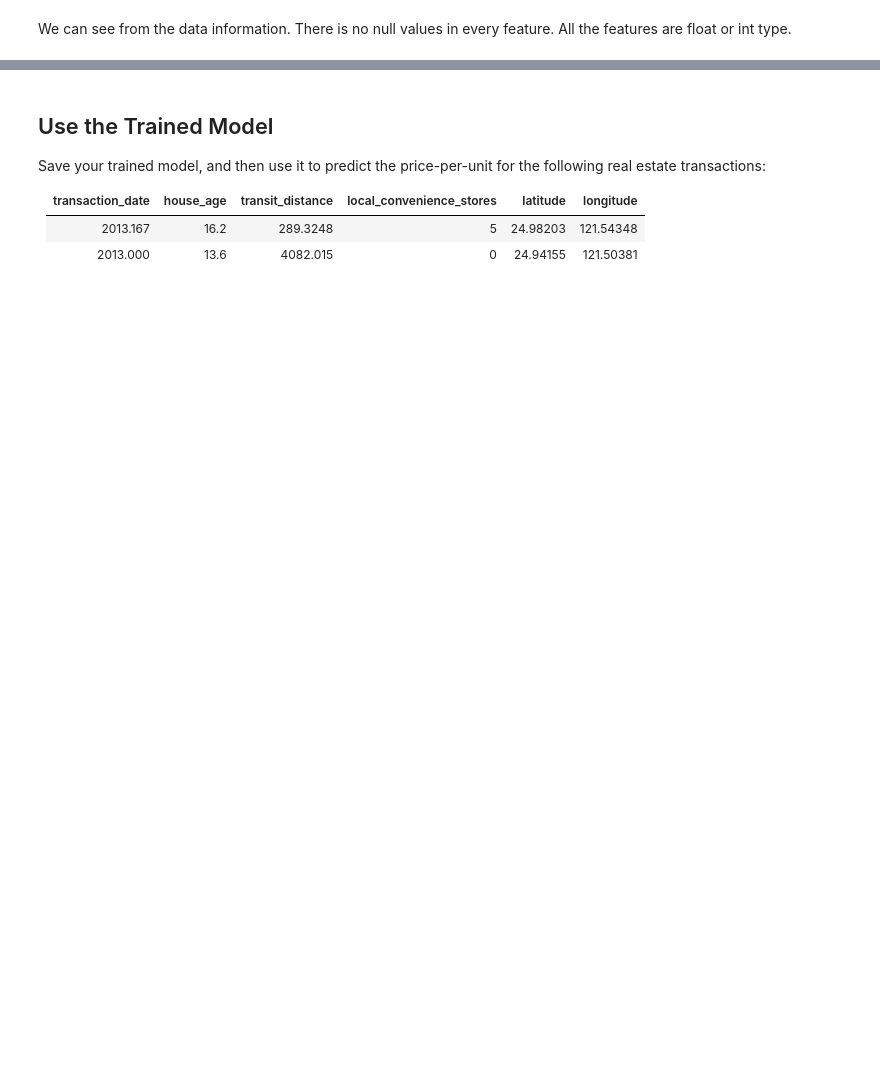
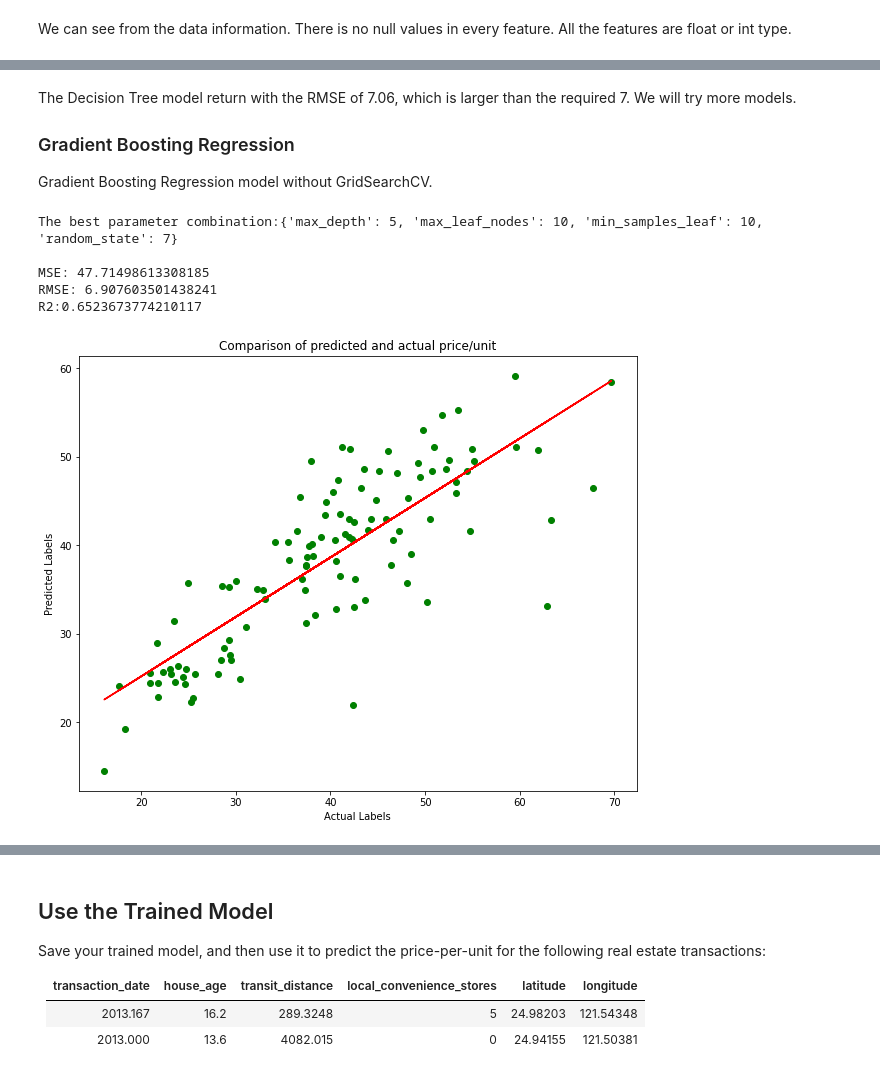
Before and after one commit to santochaoya/Azure-Data-Science, a Jupyter notebook: code/Exercise 2 - Train the Regression Model.ipynb, the cells around one changed output, grey strips where cells are left out. Drawn from its saved outputs; the diff is of its cells as text; code cells hidden in the pictures; blank space fills up the shorter version.

```diff
--- a/code/Exercise 2 - Train the Regression Model.ipynb
+++ b/code/Exercise 2 - Train the Regression Model.ipynb
@@ -217,0 +299,66 @@ ValueError: Found input variables with inconsistent numbers of samples: [289, 12
+# %% [markdown]
+The Decision Tree model return with the RMSE of 7.06, which is larger than the required 7. We will try more models.
+
+### Gradient Boosting Regression
+
+Gradient Boosting Regression model without GridSearchCV.
+# %%
+%%time
+
+# Define preprocessing for numeric features
+scaler = StandardScaler()
+data[numeric_features] = scaler.fit_transform(data[numeric_features])
+
+# Split the training and testing dataset
+X = data.iloc[:, 1:-1]
+y = data['price_per_unit']
+X_train, X_test, y_train, y_test = train_test_split(X, y, test_size=0.30, random_state=7)
+
+# Identify the hyperparameters
+params = {
+    'max_depth': [2, 5, 10],
+    'max_leaf_nodes': [5, 10, 50],
+    'min_samples_leaf': [5, 10, 20],
+    'random_state': [7]
+}
+
+# Fit the training dataset to find the best hyperparameters to get the optimal R2
+score = make_scorer(r2_score)
+grid_search = GridSearchCV(GradientBoostingRegressor(), params, scoring=score, cv=3, return_train_score=True)
+grid_search.fit(X_train, y_train)
+
+# Fit the model with training dataset
+print('The best parameter combination:{}\n'.format(grid_search.best_params_))
+
+# Get predictions with testing dataset
+predictions = grid_search.predict(X_test)
+
+# Evaluate the model
+mse = mean_squared_error(y_test, predictions)
+rmse = np.sqrt(mse)
+r2 = r2_score(y_test, predictions)
+
+print('MSE: {}\nRMSE: {}\nR2:{}'.format(mse, rmse, r2))
+
+# Plot the predicted labels and actual labels
+fig = plt.figure(figsize=(10, 8))
+
+plt.scatter(y_test, predictions, color='green')
+
+plt.xlabel('Actual Labels')
+plt.ylabel('Predicted Labels')
+plt.title('Comparison of predicted and actual price/unit')
+
+z = np.polyfit(y_test, predictions, 1)
+p = np.poly1d(z)
+plt.plot(y_test,p(y_test), color='red')
+
+# Show the graphic
+plt.show()
+# %% [output]
+The best parameter combination:{'max_depth': 5, 'max_leaf_nodes': 10, 'min_samples_leaf': 10, 'random_state': 7}
+
+MSE: 47.71498613308185
+RMSE: 6.907603501438241
+R2:0.6523673774210117
+[figure, added]
```
Also changed, not shown: parts of 15 cells of this notebook.
